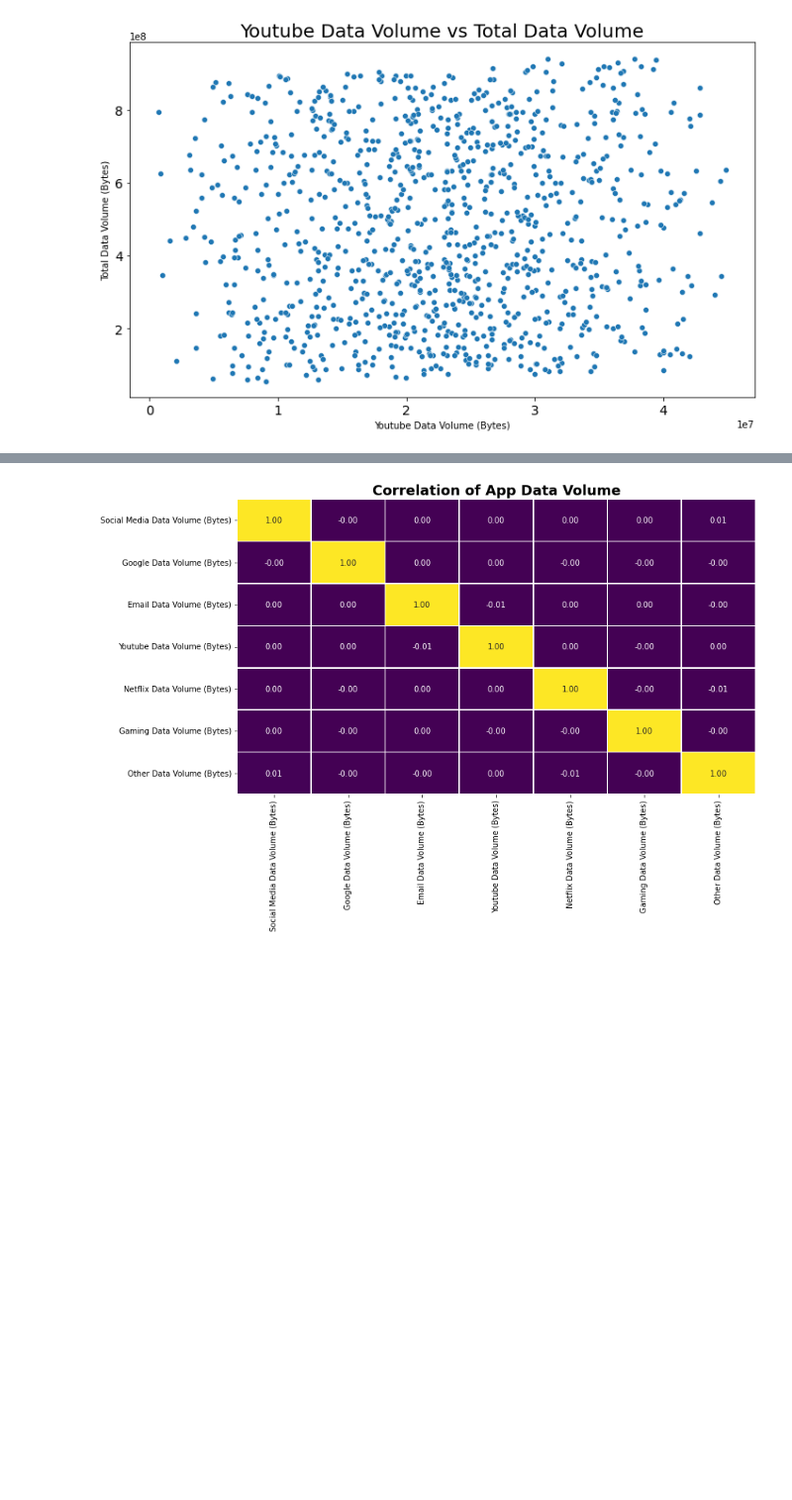
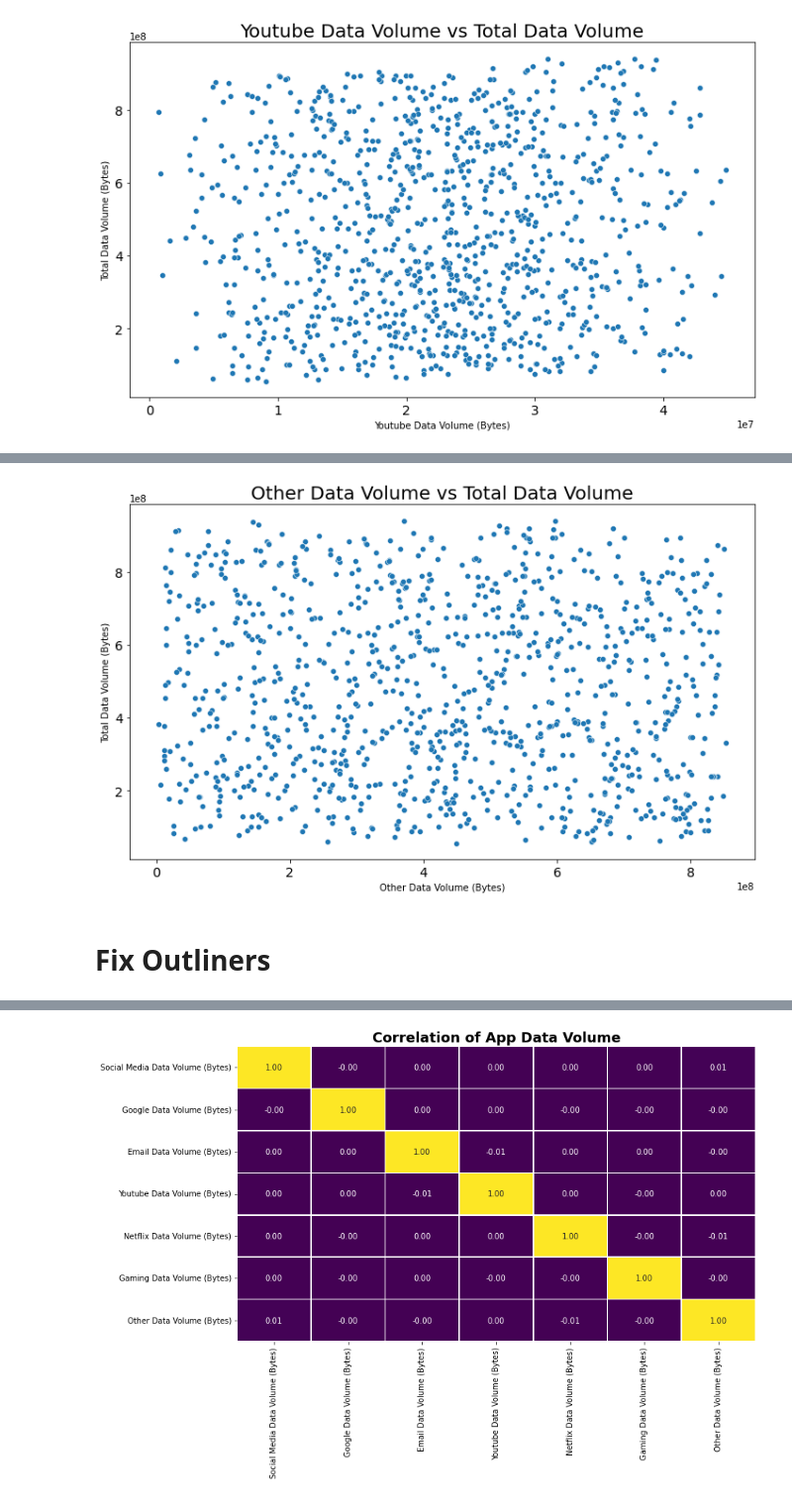
Before and after one commit to tesfayealex/Tellco-Data-Analysis, a Jupyter notebook: notebooks/Preprocessing and EDA.ipynb, the cells around one changed output, grey strips where cells are left out. Shown at 99% size. Saved outputs shown, nothing was run; the diff lists cells and outputs as text; code cells hidden in the pictures; blank space fills up the shorter version.

```diff
--- a/notebooks/Preprocessing and EDA.ipynb
+++ b/notebooks/Preprocessing and EDA.ipynb
@@ -373,0 +488,6 @@ plot.plot_scatter(tellco_clean_df.head(1000), x_col='Youtube Data Volume (Bytes)
+# %%
+plot.plot_scatter(tellco_clean_df.head(1000), x_col='Other Data Volume (Bytes)', y_col='Total Data Volume (Bytes)' ,title="Other Data Volume vs Total Data Volume")
+# %% [output]
+[figure, added]
+# %% [markdown]
+# Fix Outliners
```
Also changed, not shown: parts of 46 cells of this notebook.
